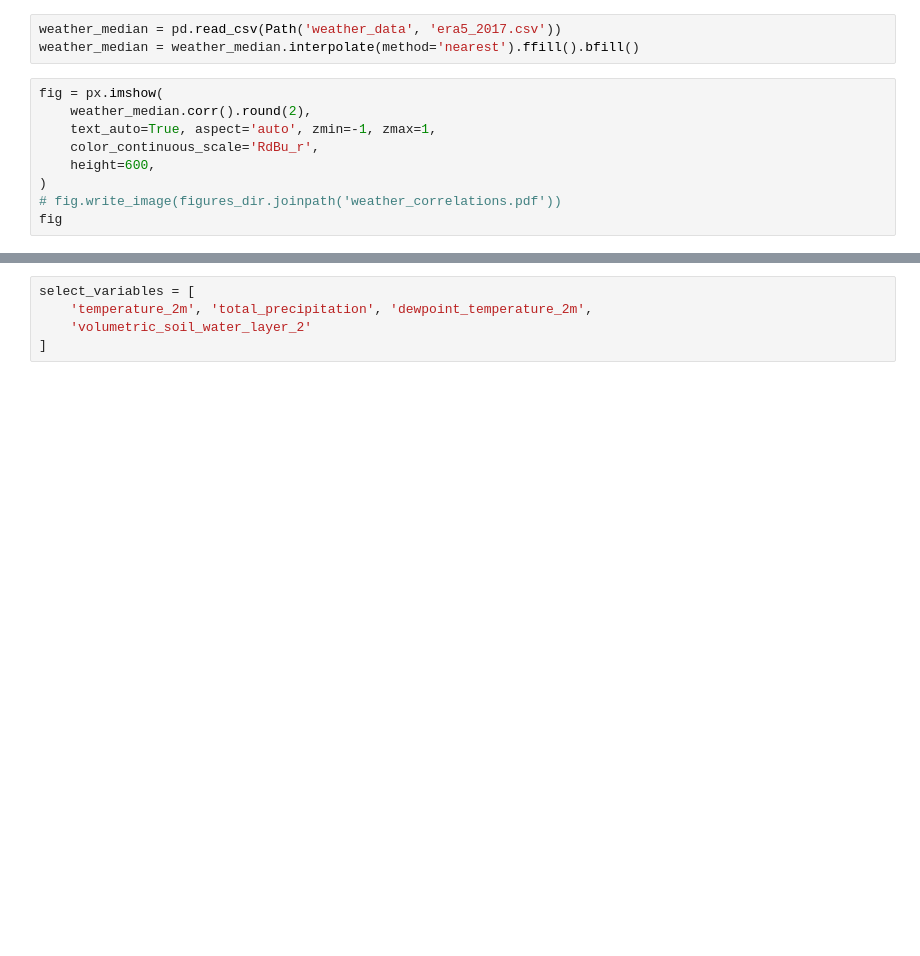
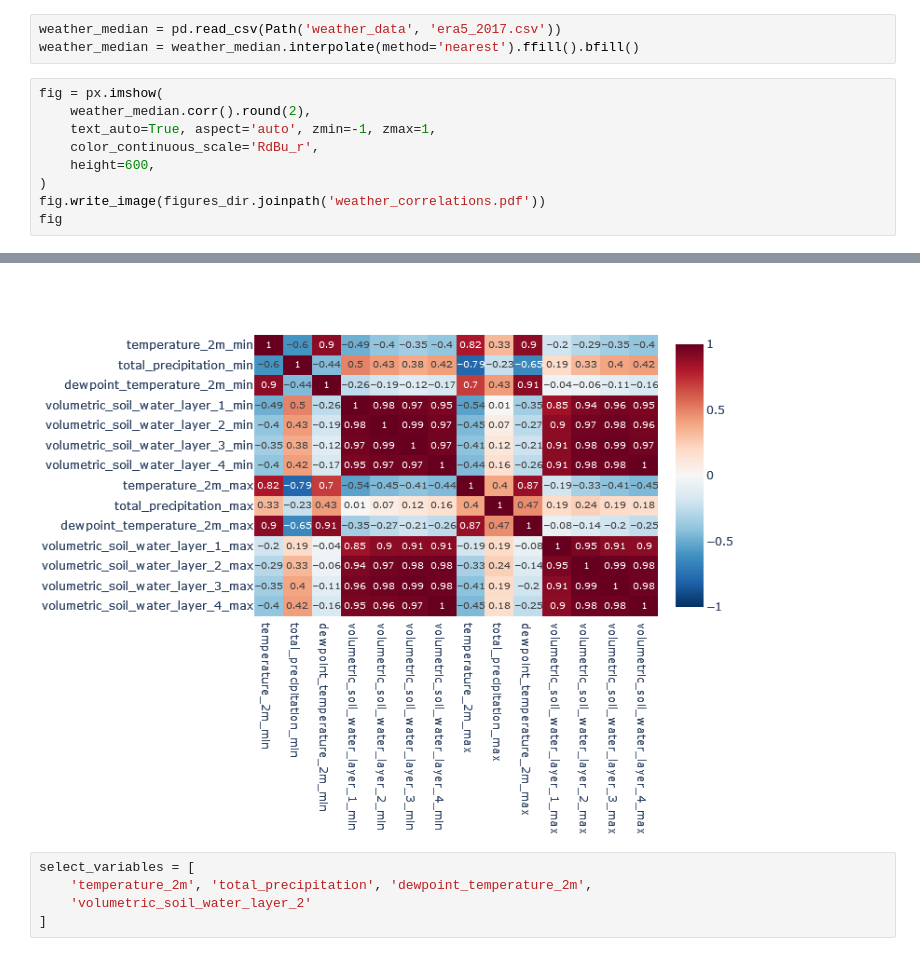
Before and after one commit to pj097/ClimateForestModeling, a Jupyter notebook: climate.ipynb, the cells around one changed output, grey strips where cells are left out. Saved outputs shown, nothing was run; the diff lists cells and outputs as text; blank space fills up the shorter version.

```diff
--- a/climate.ipynb
+++ b/climate.ipynb
@@ -54,6 +54,6 @@ fig = px.imshow(
     color_continuous_scale='RdBu_r',
     height=600,
 )
-# fig.write_image(figures_dir.joinpath('weather_correlations.pdf'))
+fig.write_image(figures_dir.joinpath('weather_correlations.pdf'))
 fig
 # %% [output]
@@ -62,3 +60,4 @@ fig
+[figure, added]
 # %%
 select_variables = [
     'temperature_2m', 'total_precipitation', 'dewpoint_temperature_2m',
```
Also changed, not shown: parts of 4 cells of this notebook, 21 other files.
